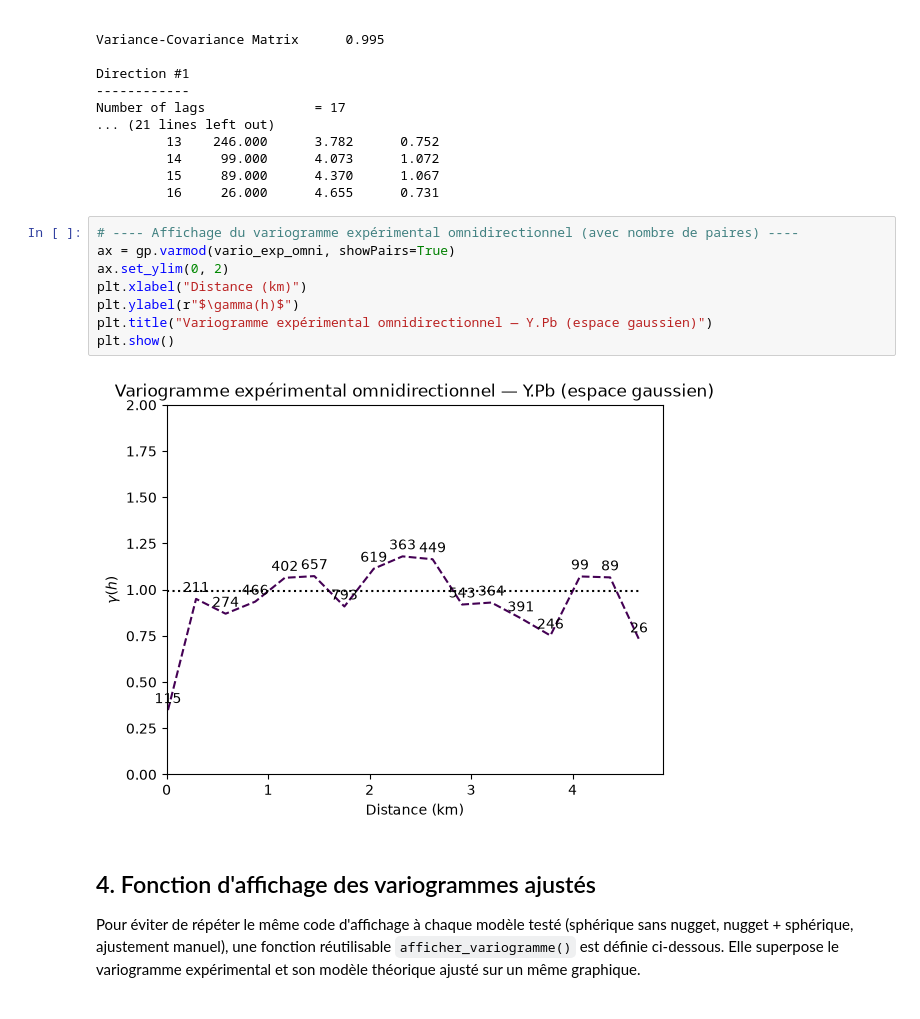
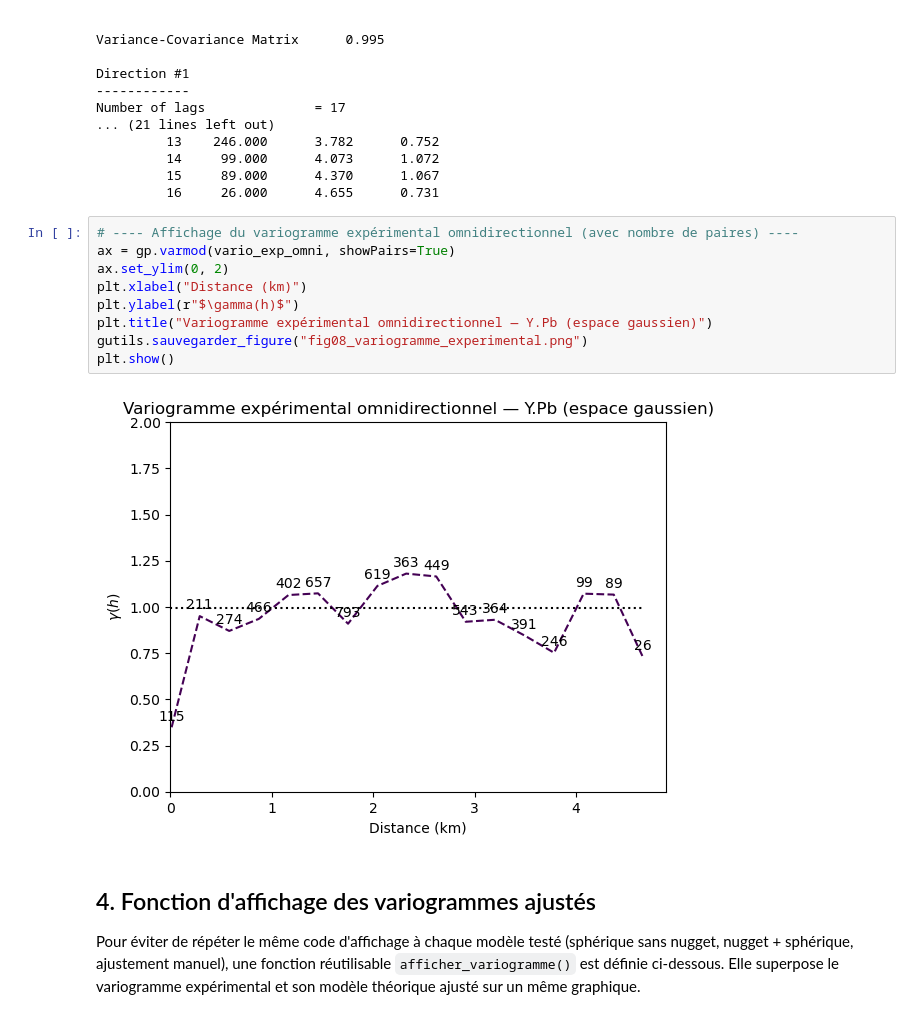
Before and after one commit to geologuic/ENSG_Geostats, a Jupyter notebook: src/notebooks/jura/03_TD6_variogramme_modelisation.ipynb, the cells around one changed output. Drawn from its saved outputs; the diff is of its cells as text.

```diff
--- a/src/notebooks/jura/03_TD6_variogramme_modelisation.ipynb
+++ b/src/notebooks/jura/03_TD6_variogramme_modelisation.ipynb
@@ -179,13 +181,14 @@ Number of lags              = 17
 # %%
 # ---- Affichage du variogramme expérimental omnidirectionnel (avec nombre de paires) ----
 ax = gp.varmod(vario_exp_omni, showPairs=True)
 ax.set_ylim(0, 2)
 plt.xlabel("Distance (km)")
 plt.ylabel(r"$\gamma(h)$")
 plt.title("Variogramme expérimental omnidirectionnel — Y.Pb (espace gaussien)")
+gutils.sauvegarder_figure("fig08_variogramme_experimental.png")
 plt.show()
 # %% [output]
-[figure, old version]
+[figure, new version]
 # %% [markdown]
 ## 4. Fonction d'affichage des variogrammes ajustés
 
```
Also changed, not shown: parts of 6 cells of this notebook, 33 other files.
